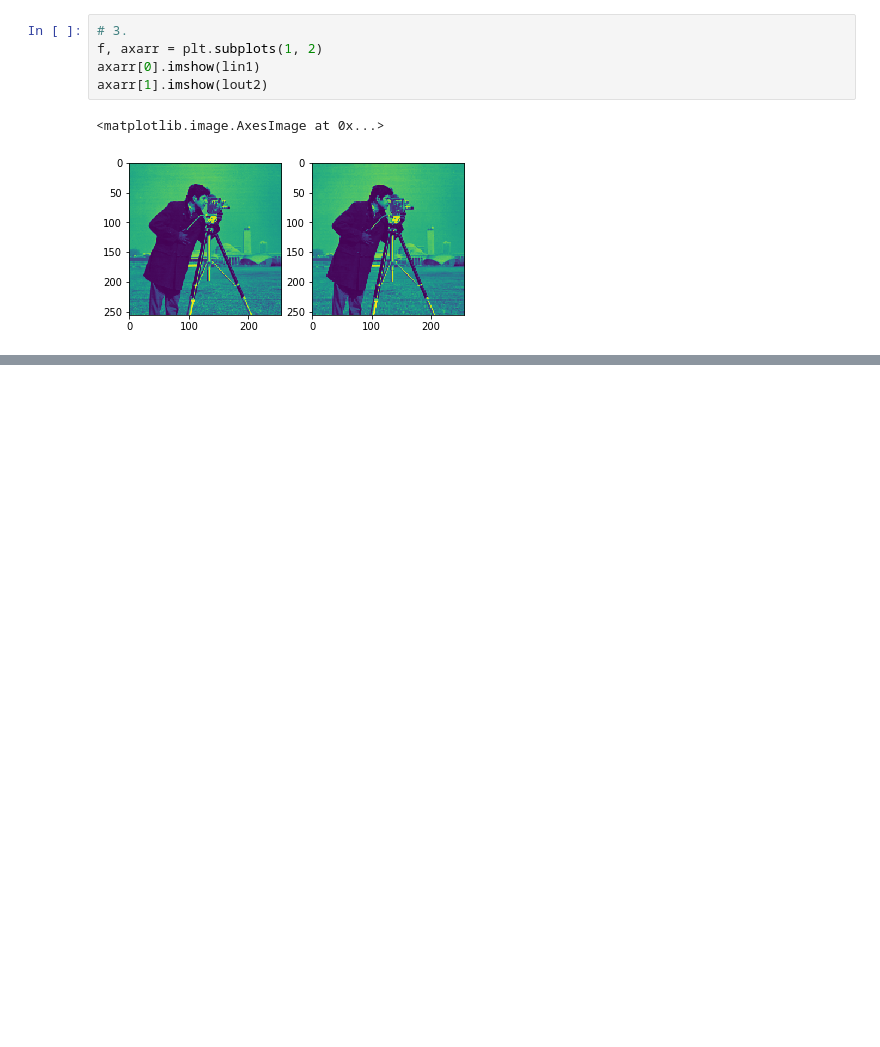
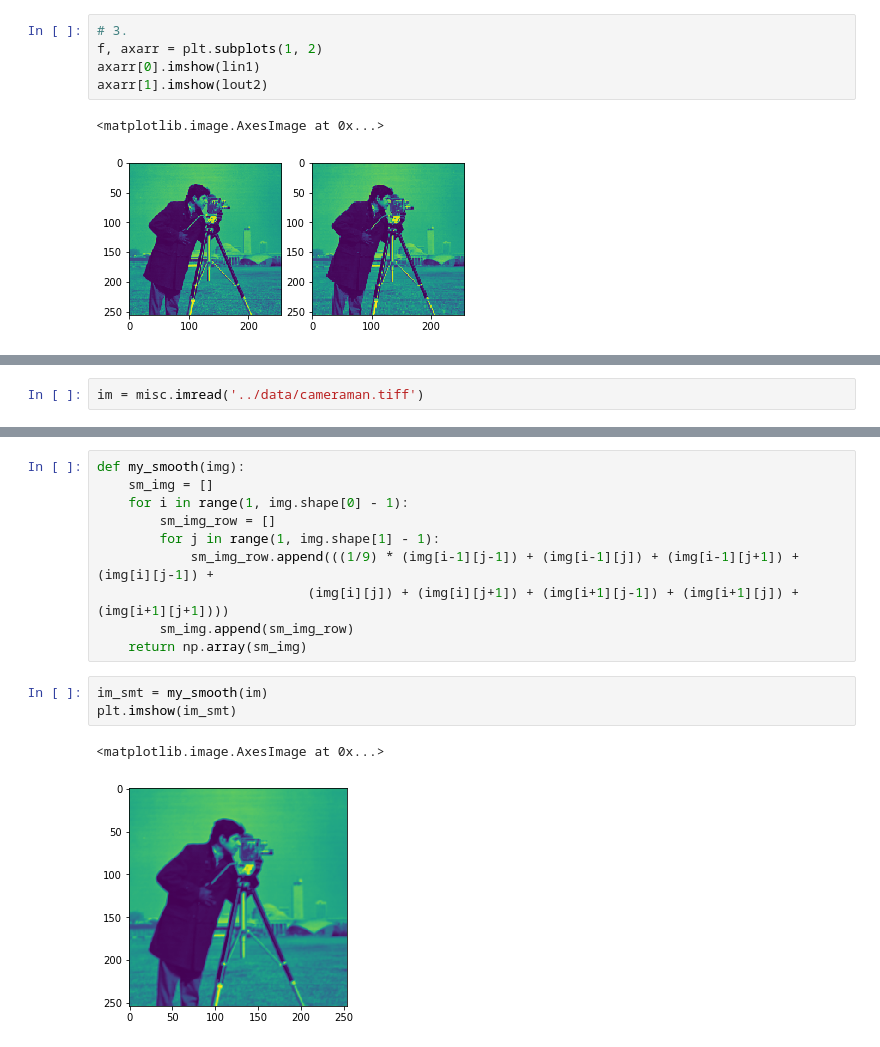
Before and after one commit to zeevikal/computer-vision-22913-openu, a Jupyter notebook: notebooks/chapter-1.ipynb, the cells around one changed output, grey strips where cells are left out. Saved outputs shown, nothing was run; the diff lists cells and outputs as text; blank space fills up the shorter version.

```diff
--- a/notebooks/chapter-1.ipynb
+++ b/notebooks/chapter-1.ipynb
@@ -53,0 +56,2 @@ axarr[1].imshow(lout2)
+# %%
+im = misc.imread('../data/cameraman.tiff')
@@ -53,0 +67,16 @@ axarr[1].imshow(lout2)
+# %%
+def my_smooth(img):
+    sm_img = []
+    for i in range(1, img.shape[0] - 1):
+        sm_img_row = []
+        for j in range(1, img.shape[1] - 1):
+            sm_img_row.append(((1/9) * (img[i-1][j-1]) + (img[i-1][j]) + (img[i-1][j+1]) + (img[i][j-1]) +
+                           (img[i][j]) + (img[i][j+1]) + (img[i+1][j-1]) + (img[i+1][j]) + (img[i+1][j+1])))
+        sm_img.append(sm_img_row)
+    return np.array(sm_img)
+# %%
+im_smt = my_smooth(im)
+plt.imshow(im_smt)
+# %% [output]
+<matplotlib.image.AxesImage at 0x...>
+[figure, added]
```
Also changed, not shown: parts of 23 cells of this notebook, 3 other files.
